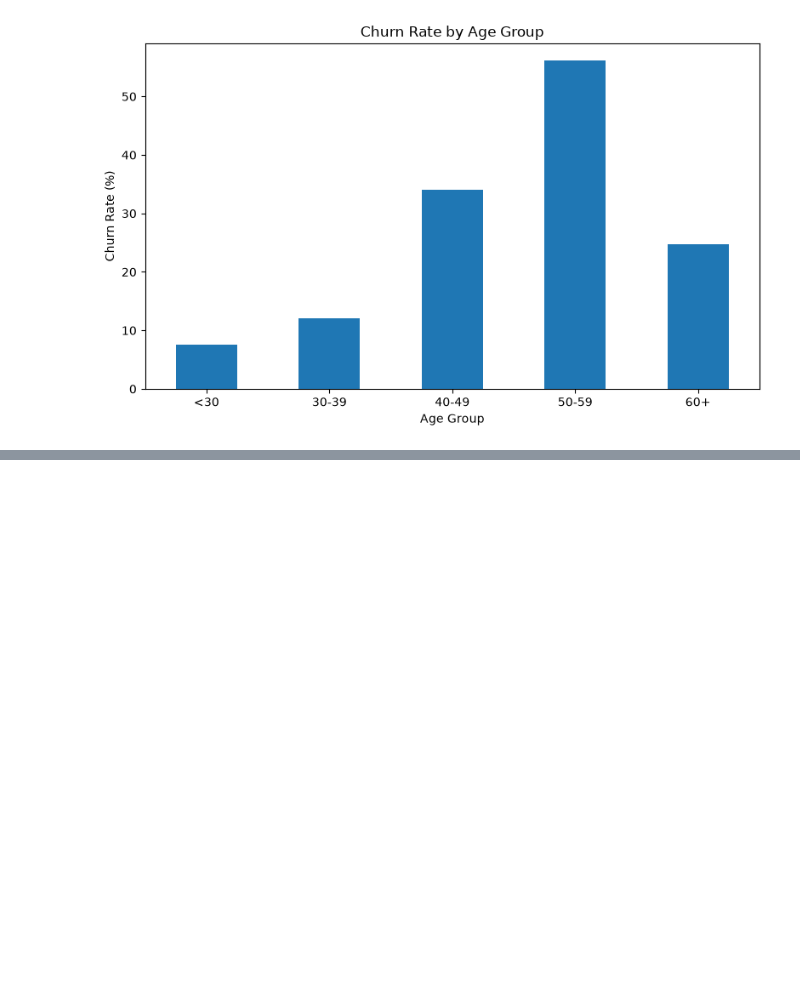
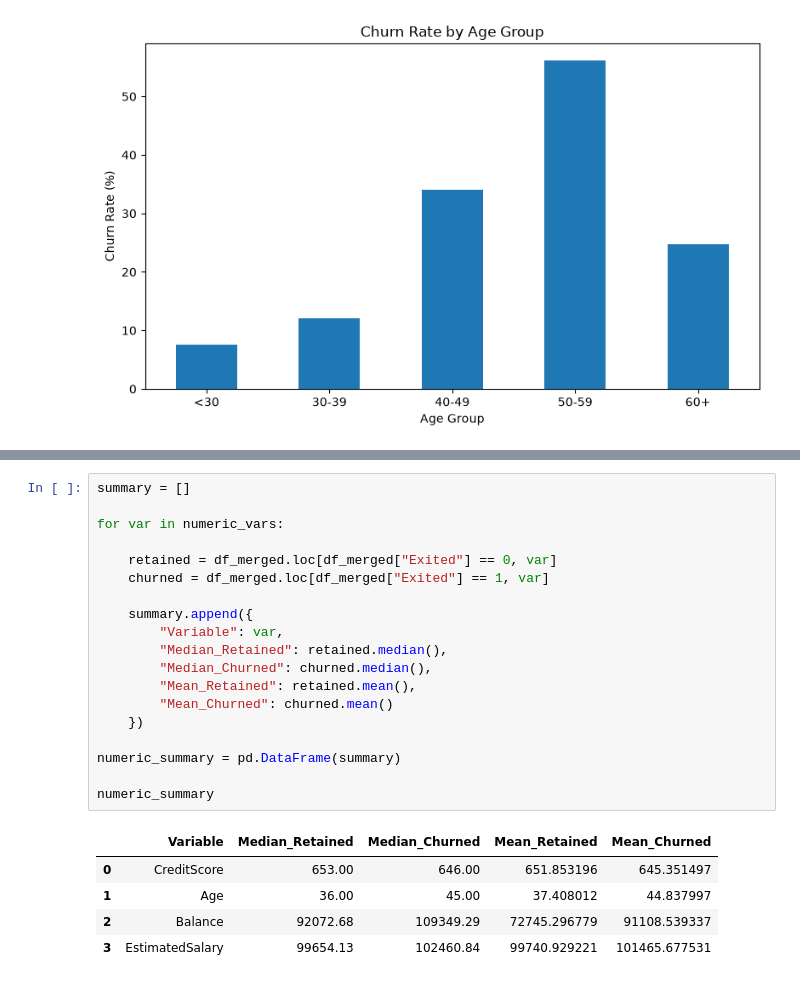
Before and after one commit to ppthanhtuyen-create/bank-customer-churn-analysis, a Jupyter notebook: data_understanding.ipynb, the cells around one changed output, grey strips where cells are left out. Saved outputs shown, nothing was run; the diff lists cells and outputs as text; blank space fills up the shorter version.

```diff
--- a/data_understanding.ipynb
+++ b/data_understanding.ipynb
@@ -1334,0 +1659,25 @@ plt.show()
+# %%
+summary = []
+
+for var in numeric_vars:
+
+    retained = df_merged.loc[df_merged["Exited"] == 0, var]
+    churned = df_merged.loc[df_merged["Exited"] == 1, var]
+
+    summary.append({
+        "Variable": var,
+        "Median_Retained": retained.median(),
+        "Median_Churned": churned.median(),
+        "Mean_Retained": retained.mean(),
+        "Mean_Churned": churned.mean()
+    })
+
+numeric_summary = pd.DataFrame(summary)
+
+numeric_summary
+# %% [output]
+|  | Variable | Median_Retained | Median_Churned | Mean_Retained | Mean_Churned |
+| 0 | CreditScore | 653.00 | 646.00 | 651.853196 | 645.351497 |
+| 1 | Age | 36.00 | 45.00 | 37.408012 | 44.837997 |
+| 2 | Balance | 92072.68 | 109349.29 | 72745.296779 | 91108.539337 |
+| 3 | EstimatedSalary | 99654.13 | 102460.84 | 99740.929221 | 101465.677531 |
```
Also changed, not shown: parts of 26 cells of this notebook, 1 other file.
